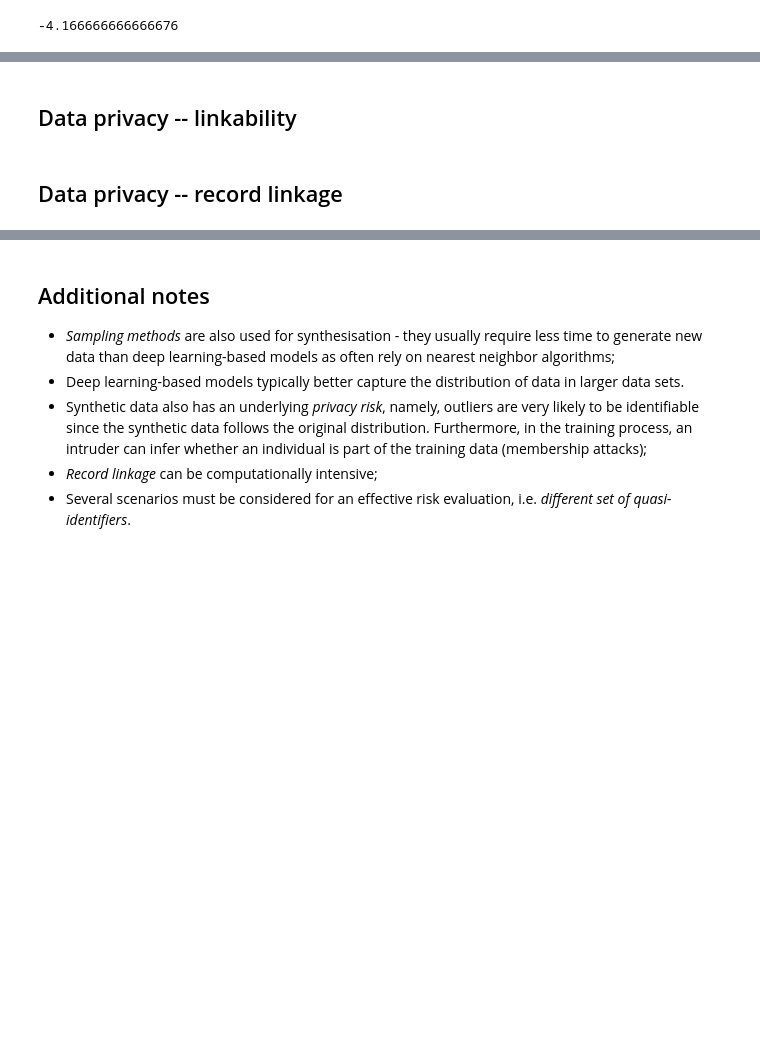
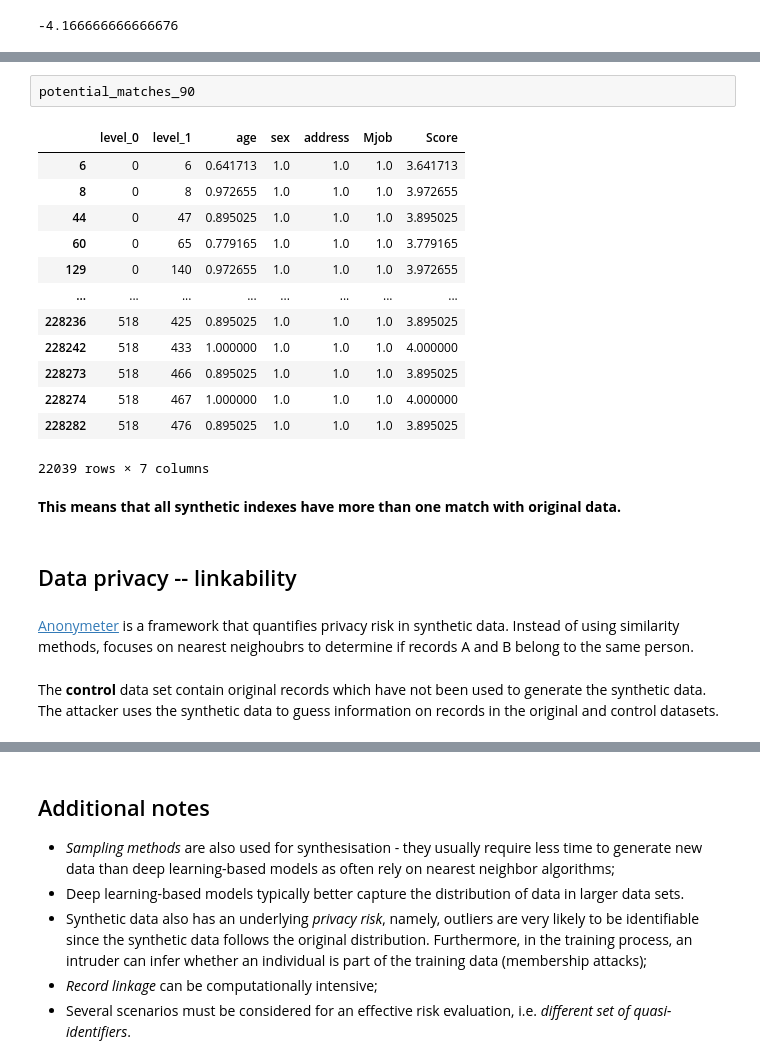
Before and after one commit to tmcarvalho/hands-on-synthetic-data, a Jupyter notebook: synthetic_data_generation.ipynb, the cells around one changed output, grey strips where cells are left out. Saved outputs shown, nothing was run; the diff lists cells and outputs as text; blank space fills up the shorter version.

```diff
--- a/synthetic_data_generation.ipynb
+++ b/synthetic_data_generation.ipynb
@@ -272,4 +414,25 @@ $\frac{(𝑅_𝑎−𝑅_𝑏)}{𝑅_𝑏}∗100$, where $a$ is the transformed
+# %%
+potential_matches_90
+# %% [output]
+|  | level_0 | level_1 | age | sex | address | Mjob | Score |
+| 6 | 0 | 6 | 0.641713 | 1.0 | 1.0 | 1.0 | 3.641713 |
+| 8 | 0 | 8 | 0.972655 | 1.0 | 1.0 | 1.0 | 3.972655 |
+| 44 | 0 | 47 | 0.895025 | 1.0 | 1.0 | 1.0 | 3.895025 |
+| 60 | 0 | 65 | 0.779165 | 1.0 | 1.0 | 1.0 | 3.779165 |
+| 129 | 0 | 140 | 0.972655 | 1.0 | 1.0 | 1.0 | 3.972655 |
+| ... | ... | ... | ... | ... | ... | ... | ... |
+| 228236 | 518 | 425 | 0.895025 | 1.0 | 1.0 | 1.0 | 3.895025 |
+| 228242 | 518 | 433 | 1.000000 | 1.0 | 1.0 | 1.0 | 4.000000 |
+| 228273 | 518 | 466 | 0.895025 | 1.0 | 1.0 | 1.0 | 3.895025 |
+| 228274 | 518 | 467 | 1.000000 | 1.0 | 1.0 | 1.0 | 4.000000 |
+| 228282 | 518 | 476 | 0.895025 | 1.0 | 1.0 | 1.0 | 3.895025 |
+22039 rows × 7 columns
+# %% [markdown]
+**This means that all synthetic indexes have more than one match with original data.**
 # %% [markdown]
 ## Data privacy -- linkability
-# %% [markdown]
-## Data privacy -- record linkage
+# %% [markdown]
+[Anonymeter](https://github.com/statice/anonymeter) is a framework that quantifies privacy risk in synthetic data. Instead of using similarity methods, focuses on nearest neighoubrs to determine if records A and B belong to the same person.
+# %% [markdown]
+The **control** data set contain original records which have not been used to generate the synthetic data.
+The attacker uses the synthetic data to guess information on records in the original and control datasets.
```
Also changed, not shown: parts of 17 cells of this notebook, 2 other files.
